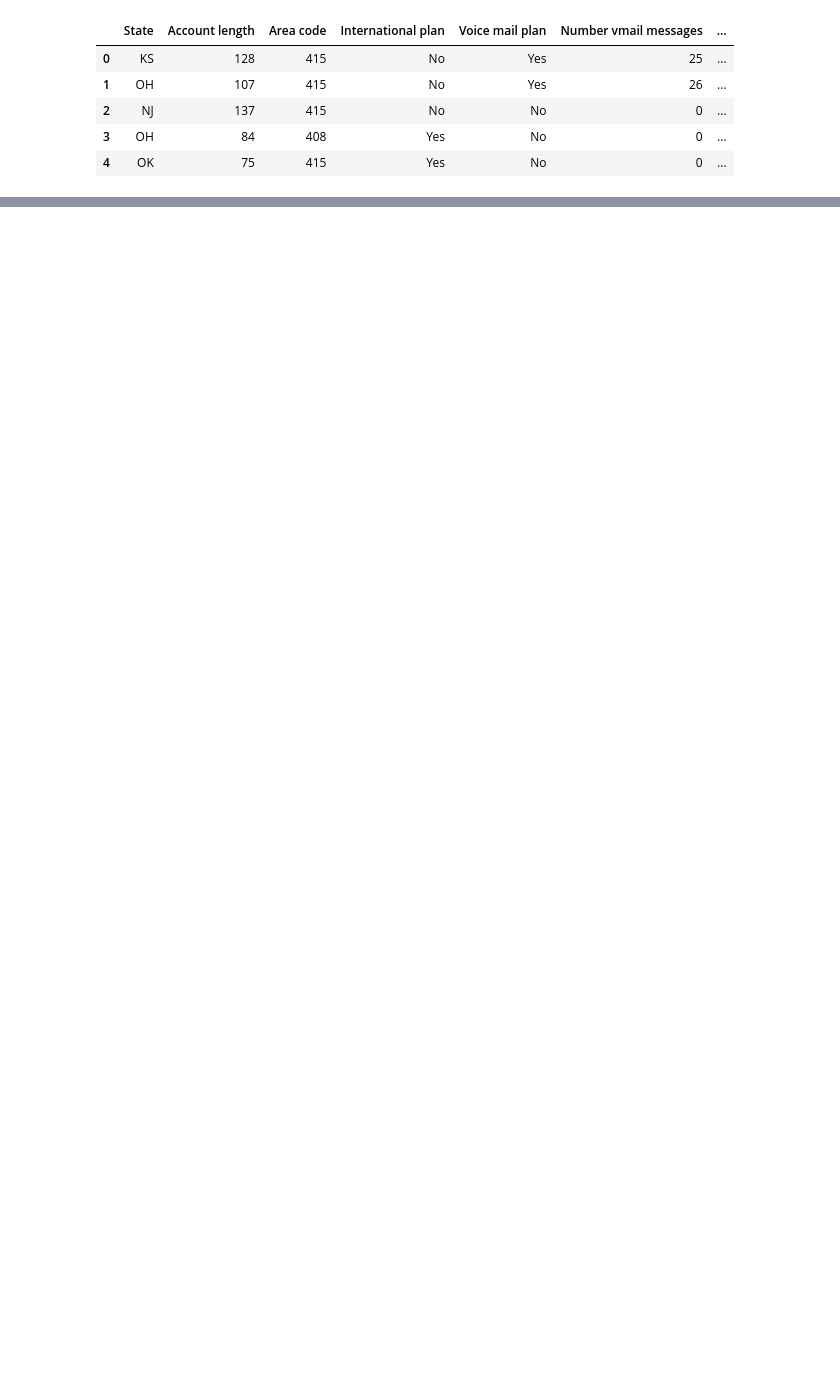
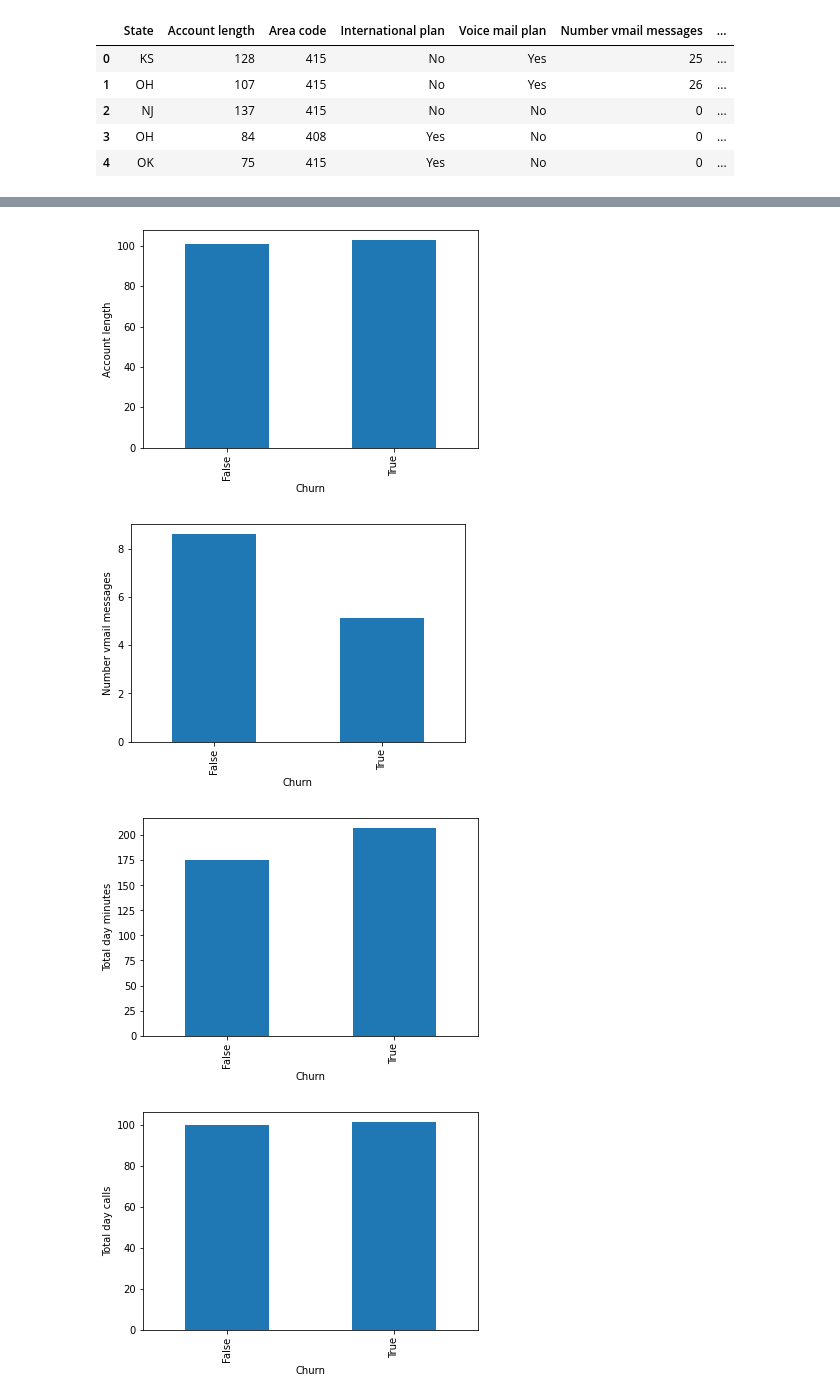
Before and after one commit to AditiAgrawal1/Telecom_Churn_Analysis, a Jupyter notebook: Copy_of_Telecom_Churn_Analysis_Capstone_Project.ipynb, the cells around one changed output, grey strips where cells are left out. Cells and saved outputs as stored; diff of their text form; code cells hidden in the pictures; blank space fills up the shorter version.

```diff
--- a/Copy_of_Telecom_Churn_Analysis_Capstone_Project.ipynb
+++ b/Copy_of_Telecom_Churn_Analysis_Capstone_Project.ipynb
@@ -193,0 +156,2 @@ df.groupby('Churn')['Total intl charge'].mean().plot.bar()
+# %%
+numerical_feature=[x for x in df.columns if df[x].dtype!='O' and len(df[x].unique())>6]
@@ -193,0 +176,13 @@ df.groupby('Churn')['Total intl charge'].mean().plot.bar()
+# %%
+for feature in numerical_feature:
+  dataset=df.copy()
+
+  dataset.groupby('Churn')[feature].mean().plot(kind='bar')
+  plt.xlabel('Churn')
+  plt.ylabel(feature)
+  plt.show()
+# %% [output]
+[figure, added]
+[figure, added]
+[figure, added]
+[figure, added]
```
Also changed, not shown: parts of 21 cells of this notebook.
